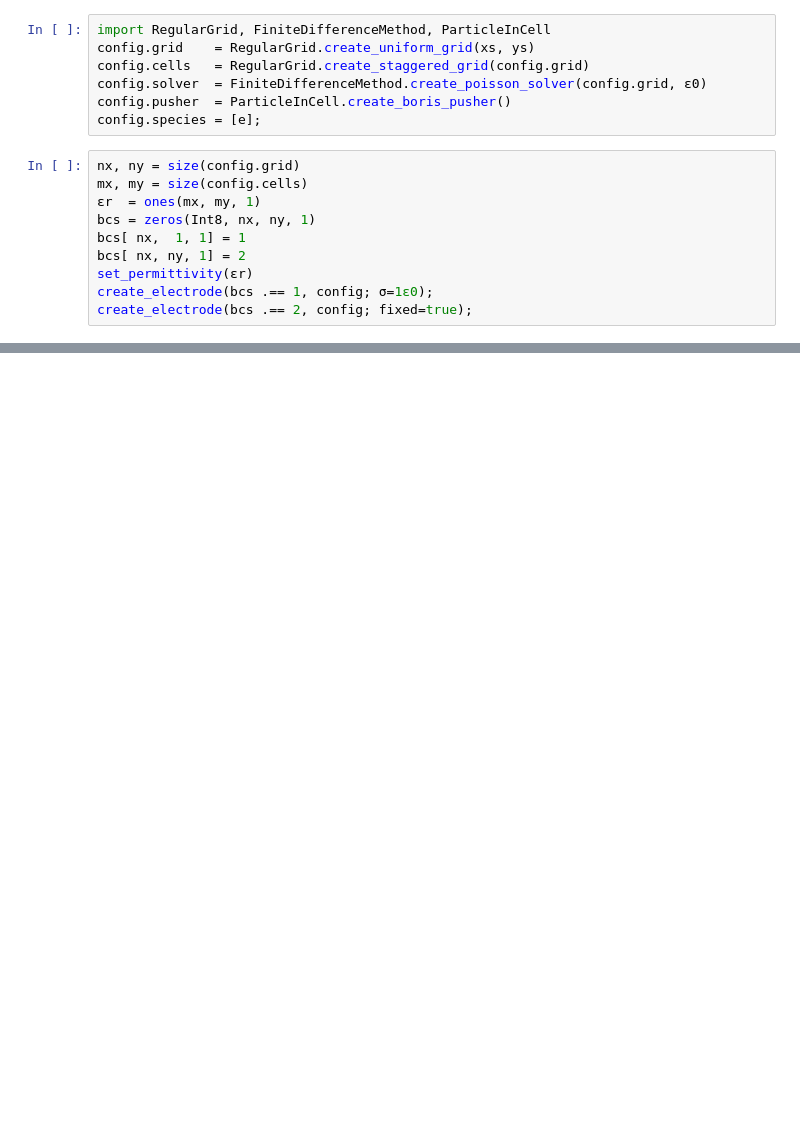
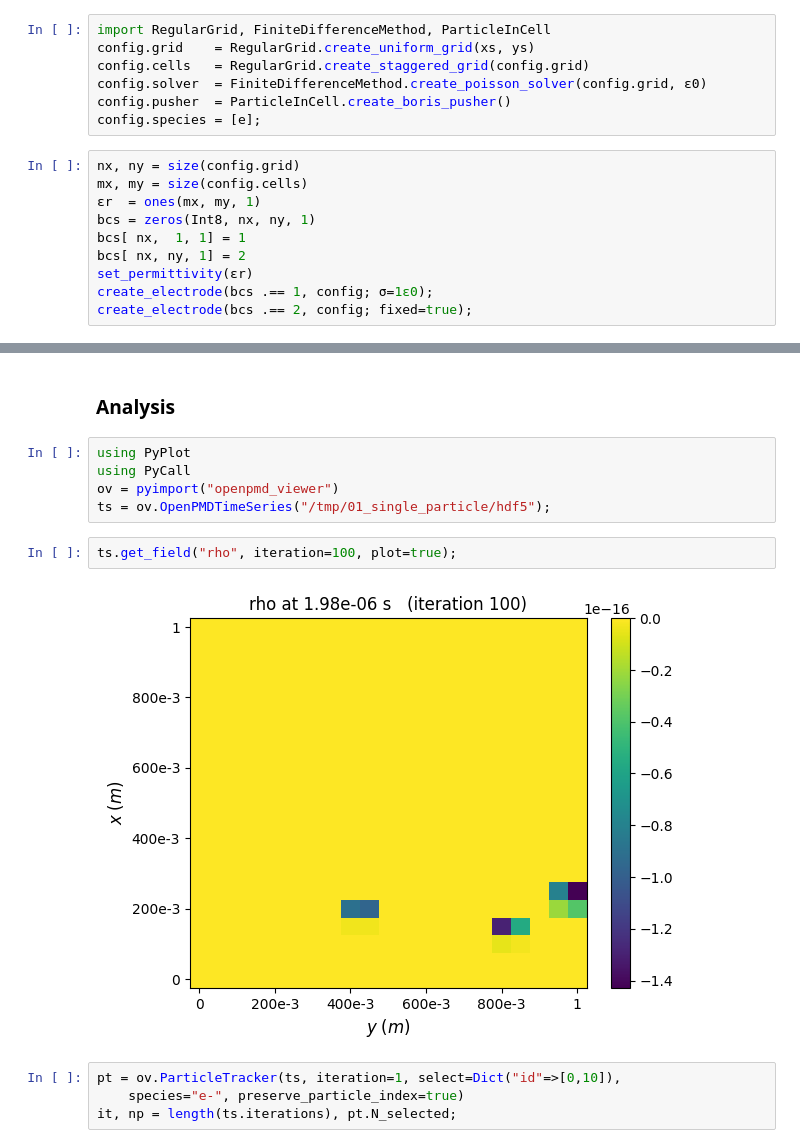
Before and after one commit to bchaber/iskra, a Jupyter notebook: 01_single_electron.ipynb, the cells around one changed output, grey strips where cells are left out. Cells and saved outputs as stored; diff of their text form; blank space fills up the shorter version.

```diff
--- a/01_single_electron.ipynb
+++ b/01_single_electron.ipynb
@@ -83,0 +84,15 @@ ErrorException: type _GLOBAL_RNG has no field seed
+# %% [markdown]
+### Analysis
+# %%
+using PyPlot
+using PyCall
+ov = pyimport("openpmd_viewer")
+ts = ov.OpenPMDTimeSeries("/tmp/01_single_particle/hdf5");
+# %%
+ts.get_field("rho", iteration=100, plot=true);
+# %% [output]
+[figure, added]
+# %%
+pt = ov.ParticleTracker(ts, iteration=1, select=Dict("id"=>[0,10]),
+    species="e-", preserve_particle_index=true)
+it, np = length(ts.iterations), pt.N_selected;
```
Also changed, not shown: parts of 5 cells of this notebook, 5 other files.
